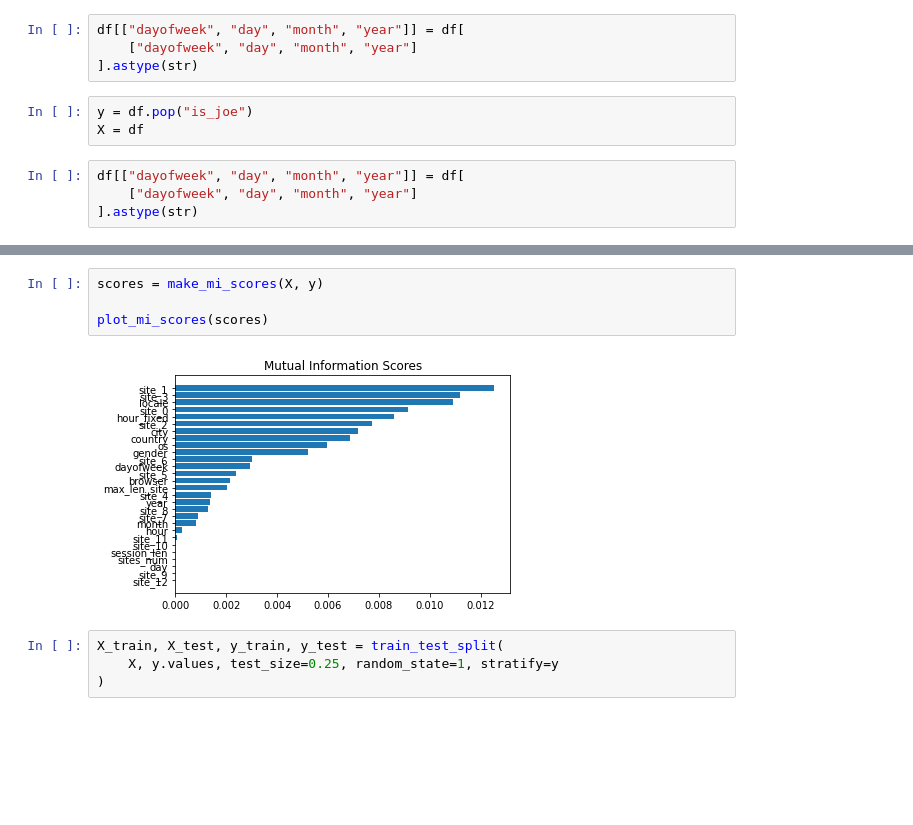
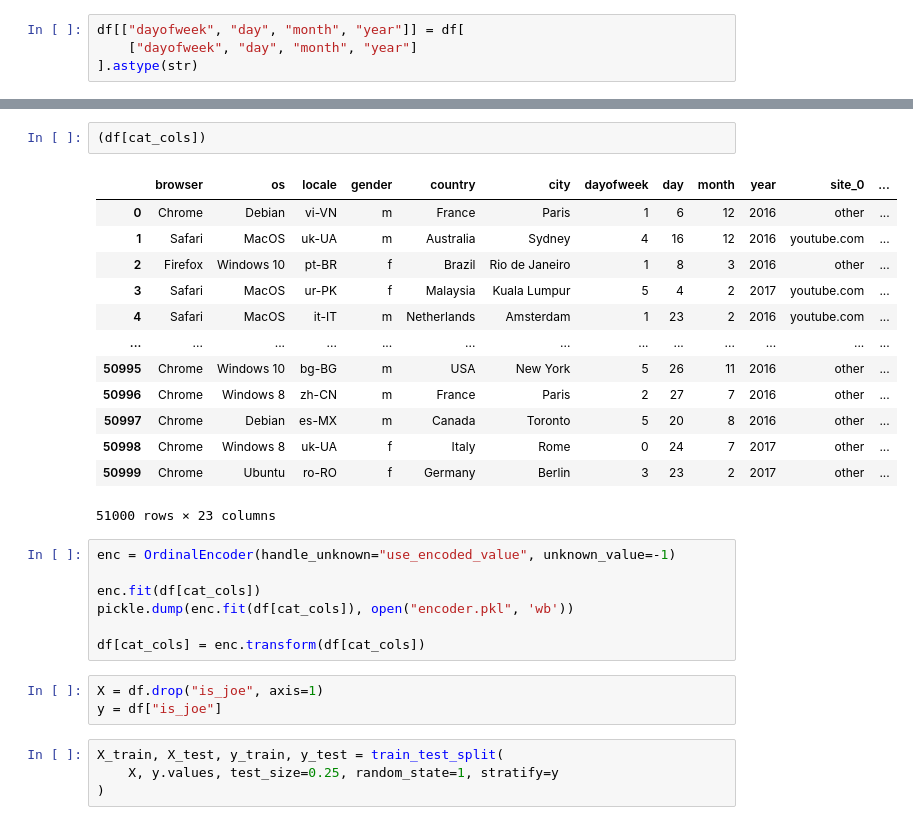
Before and after one commit to gzawadzki-gd/catching-joe, a Jupyter notebook: training.ipynb, the cells around one changed output, grey strips where cells are left out. Drawn from its saved outputs; the diff is of its cells as text; blank space fills up the shorter version.

```diff
--- a/training.ipynb
+++ b/training.ipynb
@@ -33,11 +33,4 @@ Decreased by 26.2%
 df[["dayofweek", "day", "month", "year"]] = df[
     ["dayofweek", "day", "month", "year"]
 ].astype(str)
-# %%
-y = df.pop("is_joe")
-X = df
-# %%
-df[["dayofweek", "day", "month", "year"]] = df[
-    ["dayofweek", "day", "month", "year"]
-].astype(str)
 # %%
@@ -62,9 +41,29 @@ See the caveats in the documentation: https://pandas.pydata.org/pandas-docs/stab
-# %%
-scores = make_mi_scores(X, y)
-
-plot_mi_scores(scores)
-# %% [output]
-[figure, removed]
+# %%
+(df[cat_cols])
+# %% [output]
+|  | browser | os | locale | gender | country | city | dayofweek | day | month | year | site_0 | ... |
+| 0 | Chrome | Debian | vi-VN | m | France | Paris | 1 | 6 | 12 | 2016 | other | ... |
+| 1 | Safari | MacOS | uk-UA | m | Australia | Sydney | 4 | 16 | 12 | 2016 | youtube.com | ... |
+| 2 | Firefox | Windows 10 | pt-BR | f | Brazil | Rio de Janeiro | 1 | 8 | 3 | 2016 | other | ... |
+| 3 | Safari | MacOS | ur-PK | f | Malaysia | Kuala Lumpur | 5 | 4 | 2 | 2017 | youtube.com | ... |
+| 4 | Safari | MacOS | it-IT | m | Netherlands | Amsterdam | 1 | 23 | 2 | 2016 | youtube.com | ... |
+| ... | ... | ... | ... | ... | ... | ... | ... | ... | ... | ... | ... | ... |
+| 50995 | Chrome | Windows 10 | bg-BG | m | USA | New York | 5 | 26 | 11 | 2016 | other | ... |
+| 50996 | Chrome | Windows 8 | zh-CN | m | France | Paris | 2 | 27 | 7 | 2016 | other | ... |
+| 50997 | Chrome | Debian | es-MX | m | Canada | Toronto | 5 | 20 | 8 | 2016 | other | ... |
+| 50998 | Chrome | Windows 8 | uk-UA | f | Italy | Rome | 0 | 24 | 7 | 2017 | other | ... |
+| 50999 | Chrome | Ubuntu | ro-RO | f | Germany | Berlin | 3 | 23 | 2 | 2017 | other | ... |
+51000 rows × 23 columns
+# %%
+enc = OrdinalEncoder(handle_unknown="use_encoded_value", unknown_value=-1)
+
+enc.fit(df[cat_cols])
+pickle.dump(enc.fit(df[cat_cols]), open("encoder.pkl", 'wb'))
+
+df[cat_cols] = enc.transform(df[cat_cols])
+# %%
+X = df.drop("is_joe", axis=1)
+y = df["is_joe"]
 # %%
 X_train, X_test, y_train, y_test = train_test_split(
     X, y.values, test_size=0.25, random_state=1, stratify=y
```
Also changed, not shown: parts of 54 cells of this notebook, 4 other files.
